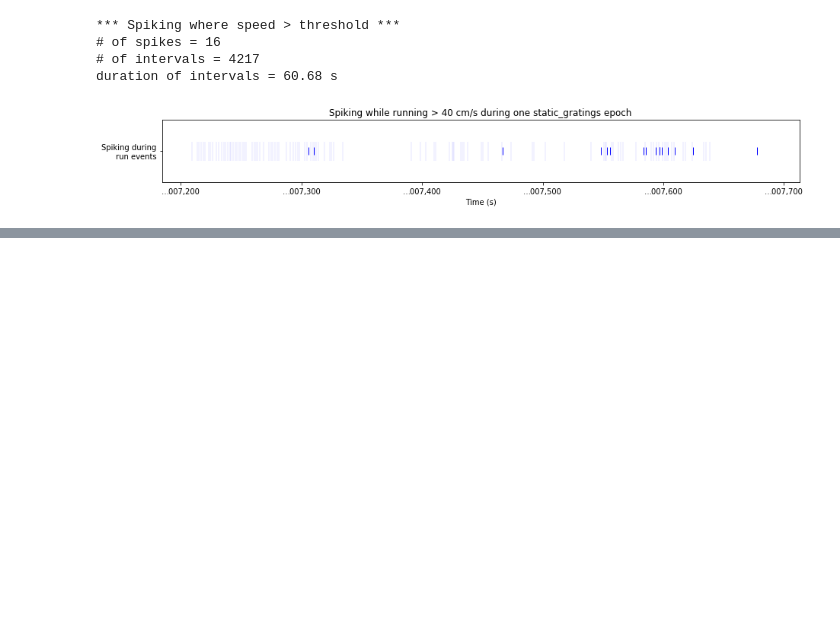
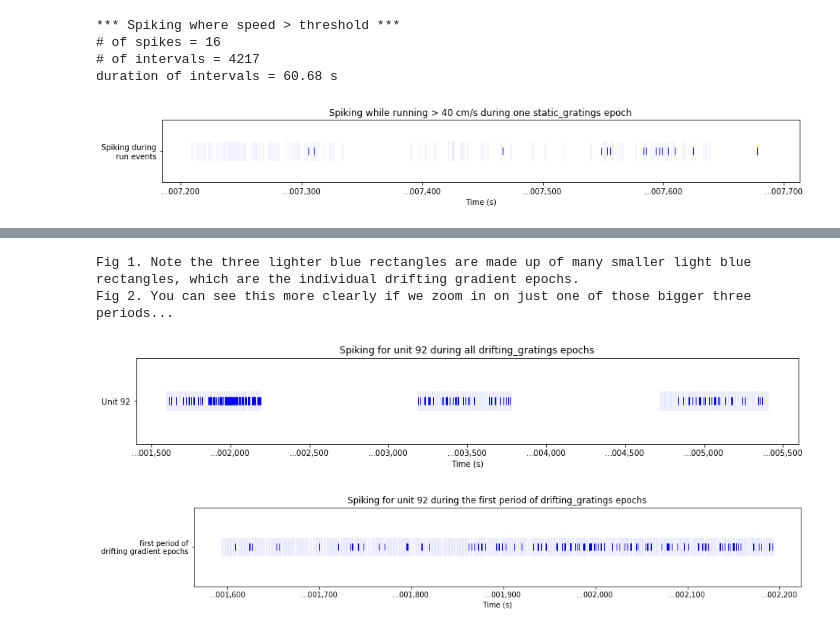
Before and after one commit to LorenFrankLab/franklab-nwb, a Jupyter notebook: frank_lab_queries_allen_data.ipynb, the cells around one changed output, grey strips where cells are left out. Saved outputs shown, nothing was run; the diff lists cells and outputs as text; code cells hidden in the pictures; blank space fills up the shorter version.

```diff
--- a/frank_lab_queries_allen_data.ipynb
+++ b/frank_lab_queries_allen_data.ipynb
@@ -365,0 +368,39 @@ duration of intervals = 60.68 s
+# %%
+stim_type = 'drifting_gratings'
+
+# Get the time intervals for epochs of this stim type
+epochs_this_stim = np.where(stim_types==stim_type)[0]
+query_intervals = TimeIntervals(epoch_ivls_array[epochs_this_stim, :])
+
+spikeplots = []
+
+# Execute at TIME QUERY on spiking during the time intervals of this stim type
+spiking_behav = spiking_all.time_query(query_intervals)
+
+spikeplots.append((spiking_behav, 'Unit %d' % cluster_idx))
+
+print("Fig 1. Note the three lighter blue rectangles are made up of many smaller light blue rectangles, which are the individual drifting gradient epochs.")
+print("Fig 2. You can see this more clearly if we zoom in on just one of those bigger three periods.\n")
+
+
+fig1 = plt.figure(1, figsize=(15, len(spikeplots)+1))
+ax1 = fig1.add_subplot(1, 1, 1)
+plot_PointData_multiple(spikeplots, axis=ax1)
+plt.title('Spiking for unit %s during all %s epochs' % (cluster_idx, stim_type))
+
+
+
+# Time query
+first_period = TimeIntervals(np.array([1500, 2500]))
+spiking_first_period = spiking_behav.time_query(first_period)
+
+fig2 = plt.figure(2, figsize=(15, 2))
+ax2 = fig2.add_subplot(1, 1, 1)
+plot_PointData_multiple([(spiking_first_period, 'first period of\ndrifting gradient epochs')], axis=ax2)
+plt.title('Zooming in on the first period of %s epochs...' % (cluster_idx, stim_type))
+pass
+# %% [output]
+Fig 1. Note the three lighter blue rectangles are made up of many smaller light blue rectangles, which are the individual drifting gradient epochs.
+Fig 2. You can see this more clearly if we zoom in on just one of those bigger three periods...
+[figure, added]
+[figure, added]
```
Also changed, not shown: parts of 7 cells of this notebook.
